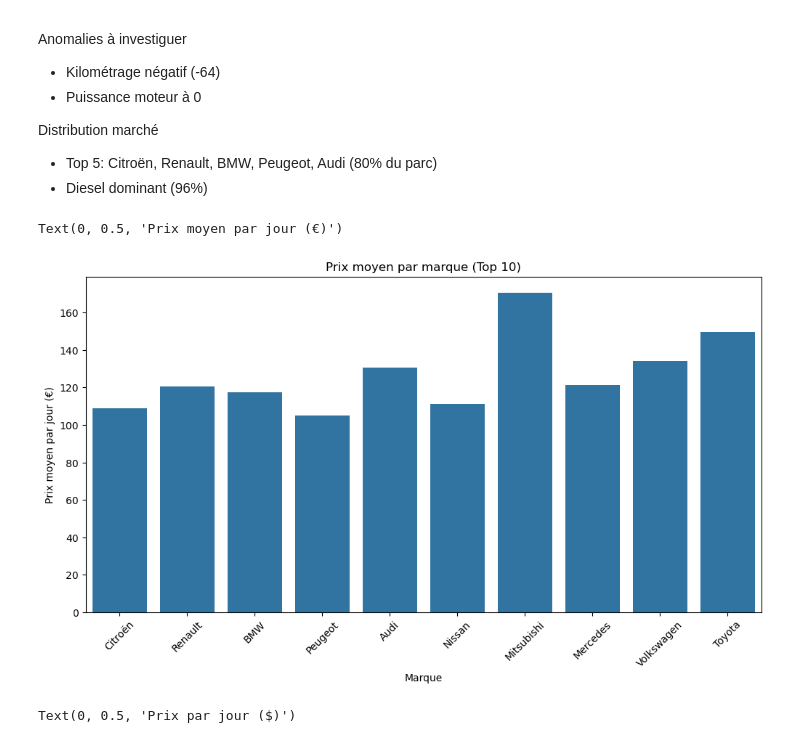
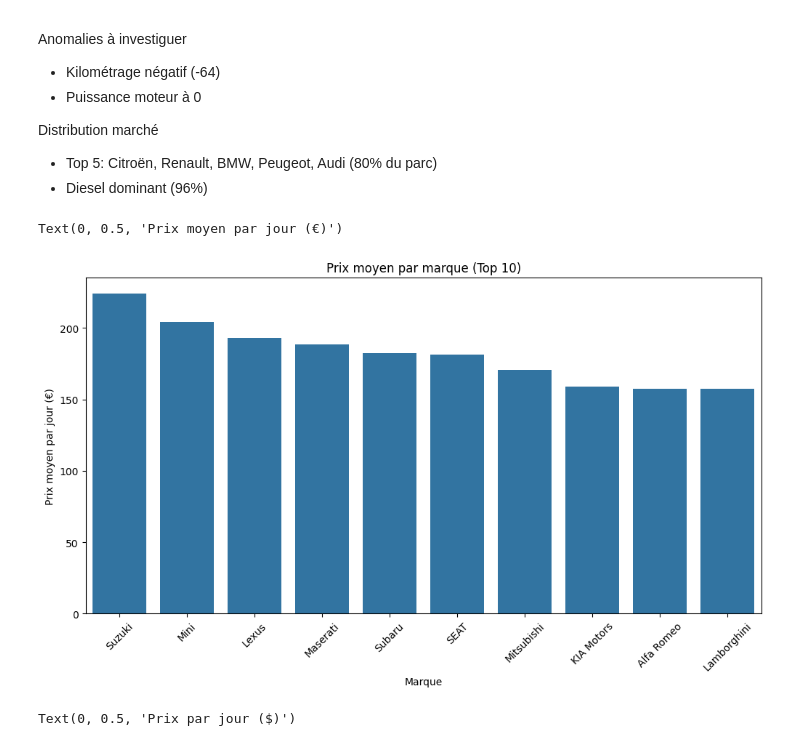
Before and after one commit to Rom1Legrand/MLE-B5-Deployement-Price_optimizer_GetAround, a Jupyter notebook: notebooks/01_eda.ipynb, the cells around one changed output. Saved outputs shown, nothing was run; the diff lists cells and outputs as text; code cells hidden in the pictures.

```diff
--- a/notebooks/01_eda.ipynb
+++ b/notebooks/01_eda.ipynb
@@ -104,19 +104,21 @@ Distribution marché
 - Top 5: Citroën, Renault, BMW, Peugeot, Audi (80% du parc)
 - Diesel dominant (96%)
 # %%
+top_10_brands = df_price.groupby('model_key')['rental_price_per_day'].mean().nlargest(10).index
+
 plt.figure(figsize=(12,6))
 sns.barplot(data=df_price,
             x='model_key',
             y='rental_price_per_day',
             order=top_10_brands,
             errorbar=None)
 plt.xticks(rotation=45)
 plt.title('Prix moyen par marque (Top 10)')
 plt.xlabel('Marque')
 plt.ylabel('Prix moyen par jour (€)')
 # %% [output]
 Text(0, 0.5, 'Prix moyen par jour (€)')
-[figure, old version]
+[figure, new version]
 # %%
 # Prix moyen par type de carburant
 plt.figure(figsize=(10,5))
```
Also changed, not shown: parts of 19 cells of this notebook, 1 other file.
